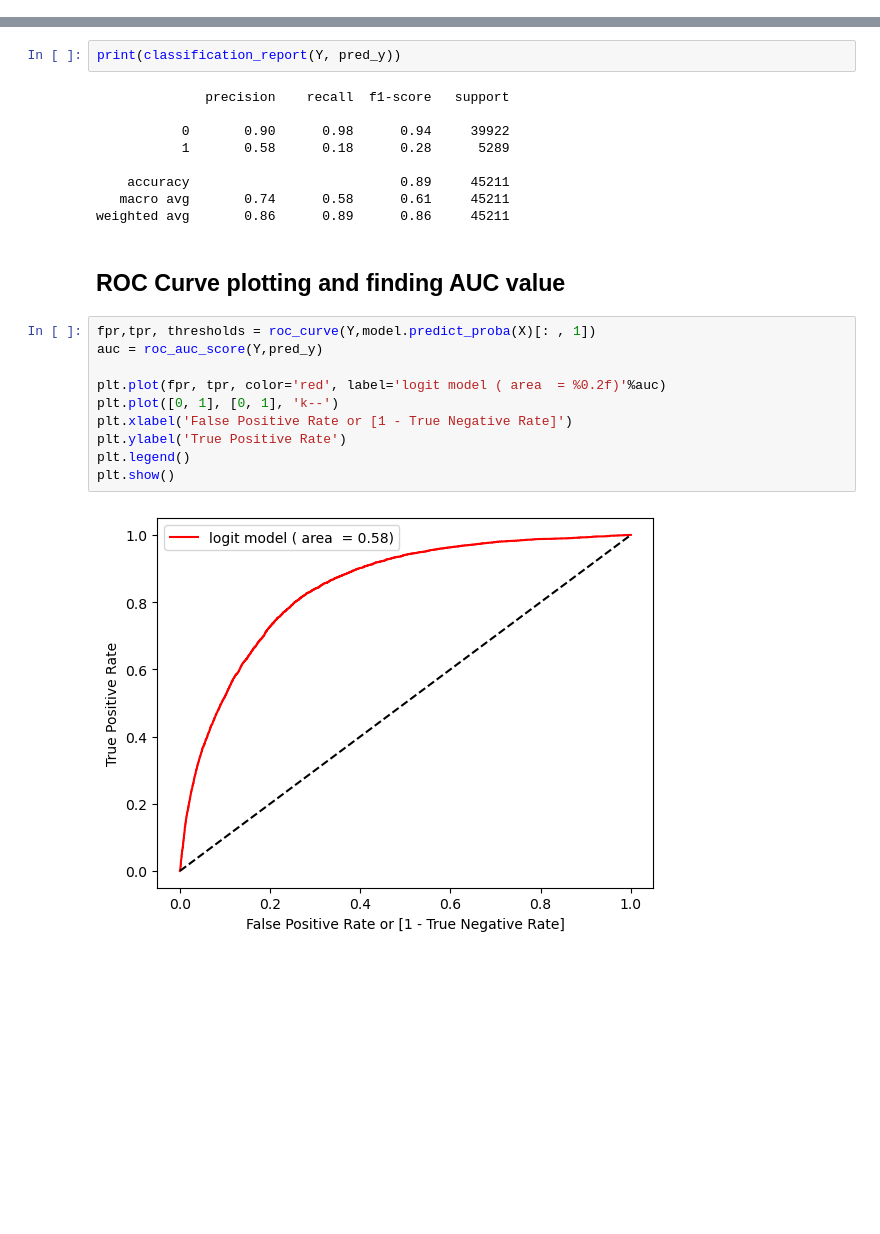
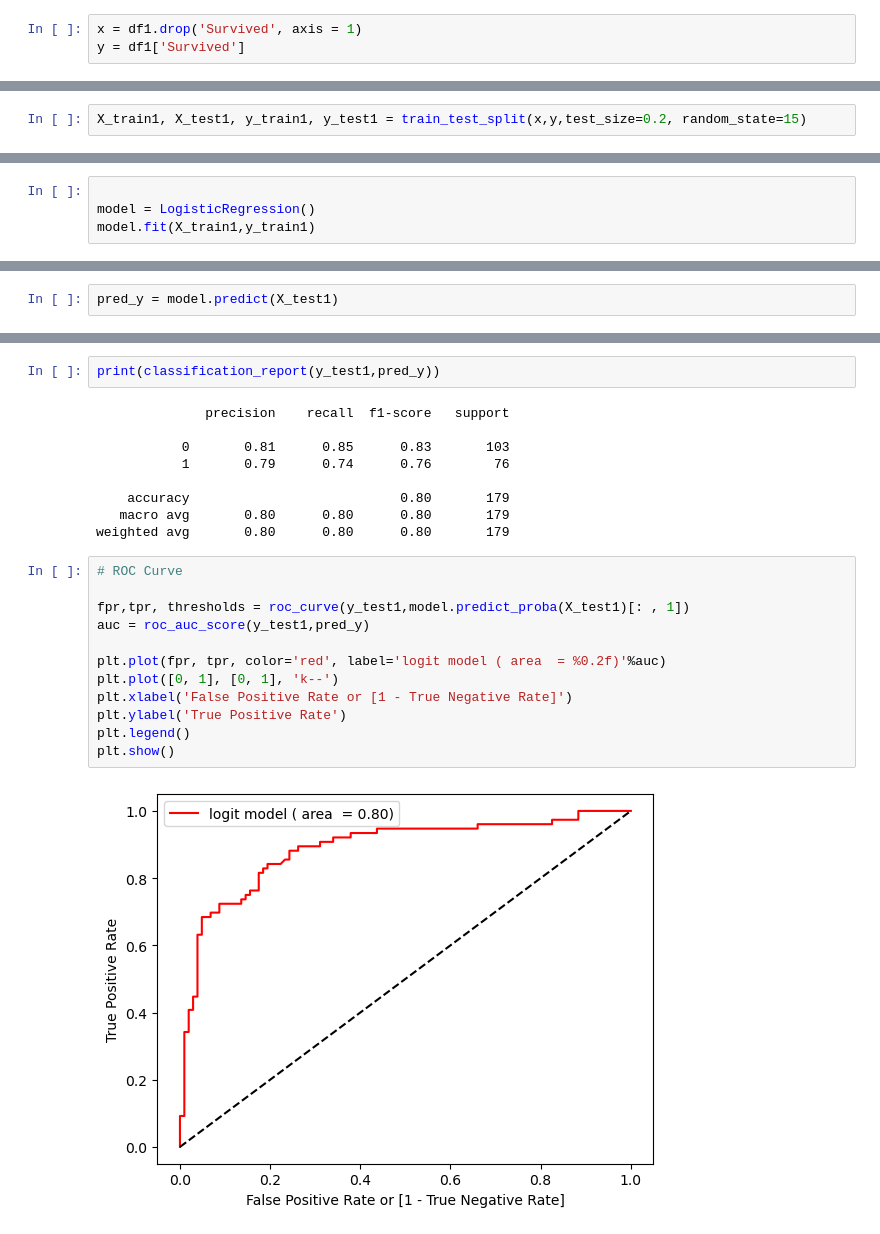
Before and after one commit to MubinTokhi/Logistic-Regression, a Jupyter notebook: Logistic Regression.ipynb, the cells around one changed output, grey strips where cells are left out. Drawn from its saved outputs; the diff is of its cells as text; blank space fills up the shorter version.

```diff
--- a/Logistic Regression.ipynb
+++ b/Logistic Regression.ipynb
@@ -121,0 +580,3 @@ pred_y = model.predict(X)
+# %%
+x = df1.drop('Survived', axis = 1)
+y = df1['Survived']
@@ -121,0 +592,2 @@ pred_y = model.predict(X)
+# %%
+X_train1, X_test1, y_train1, y_test1 = train_test_split(x,y,test_size=0.2, random_state=15)
@@ -121,0 +596,4 @@ pred_y = model.predict(X)
+# %%
+
+model = LogisticRegression()
+model.fit(X_train1,y_train1)
@@ -122,3 +609,5 @@ pred_y = model.predict(X)
+# %%
+pred_y = model.predict(X_test1)
 # %%
 pred_y
 # %% [output]
@@ -165,28 +641,28 @@ sns.heatmap(data = conf_matrix ,annot = True, ax = ax , fmt = 'g' , cbar = False
 # %%
-print(classification_report(Y, pred_y))
+print(classification_report(y_test1,pred_y))
 # %% [output]
               precision    recall  f1-score   support
 
-           0       0.90      0.98      0.94     39922
-           1       0.58      0.18      0.28      5289
+           0       0.81      0.85      0.83       103
+           1       0.79      0.74      0.76        76
 
-    accuracy                           0.89     45211
-   macro avg       0.74      0.58      0.61     45211
-weighted avg       0.86      0.89      0.86     45211
+    accuracy                           0.80       179
+   macro avg       0.80      0.80      0.80       179
+weighted avg       0.80      0.80      0.80       179
-# %% [markdown]
-## ROC Curve plotting and finding AUC value
 # %%
-fpr,tpr, thresholds = roc_curve(Y,model.predict_proba(X)[: , 1])
-auc = roc_auc_score(Y,pred_y)
+# ROC Curve
+
+fpr,tpr, thresholds = roc_curve(y_test1,model.predict_proba(X_test1)[: , 1])
+auc = roc_auc_score(y_test1,pred_y)
 
 plt.plot(fpr, tpr, color='red', label='logit model ( area  = %0.2f)'%auc)
 plt.plot([0, 1], [0, 1], 'k--')
 plt.xlabel('False Positive Rate or [1 - True Negative Rate]')
 plt.ylabel('True Positive Rate')
 plt.legend()
 plt.show()
 # %% [output]
-[figure, old version]
+[figure, new version]
 # %%
 print(auc)
 # %% [output]
```
Also changed, not shown: parts of 100 cells of this notebook, 3 other files.
